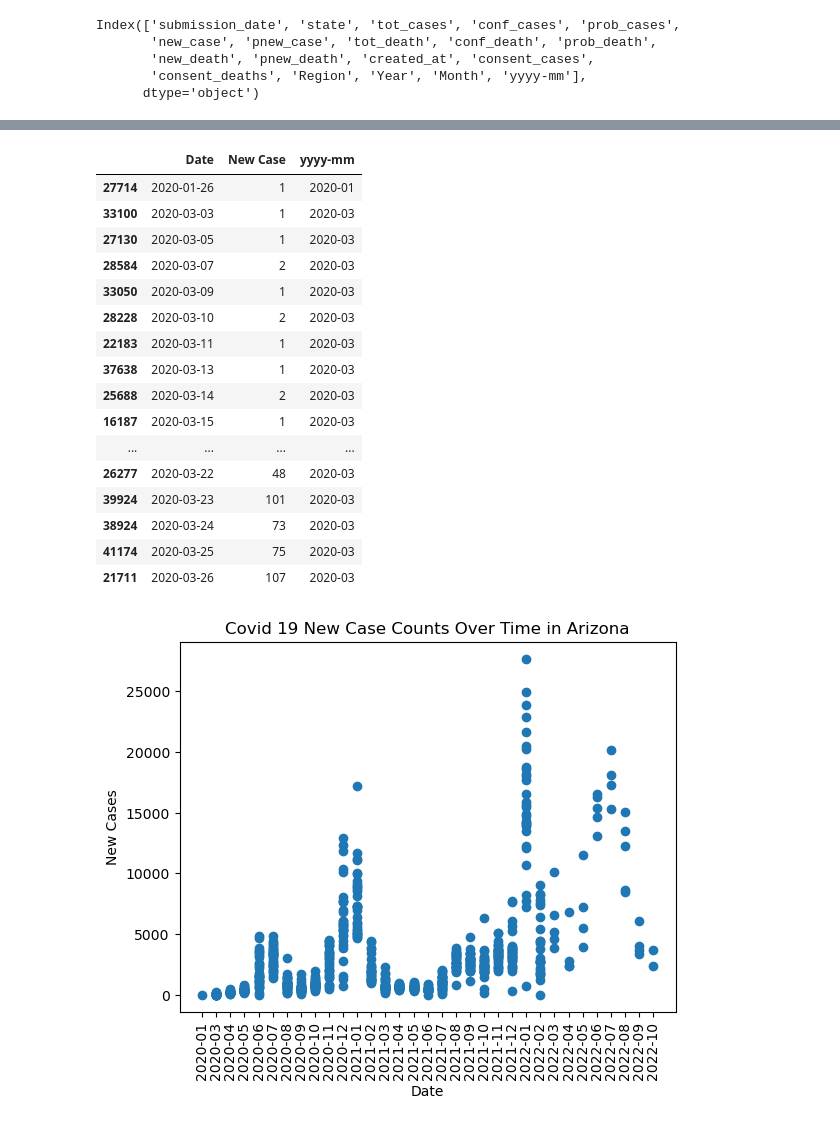
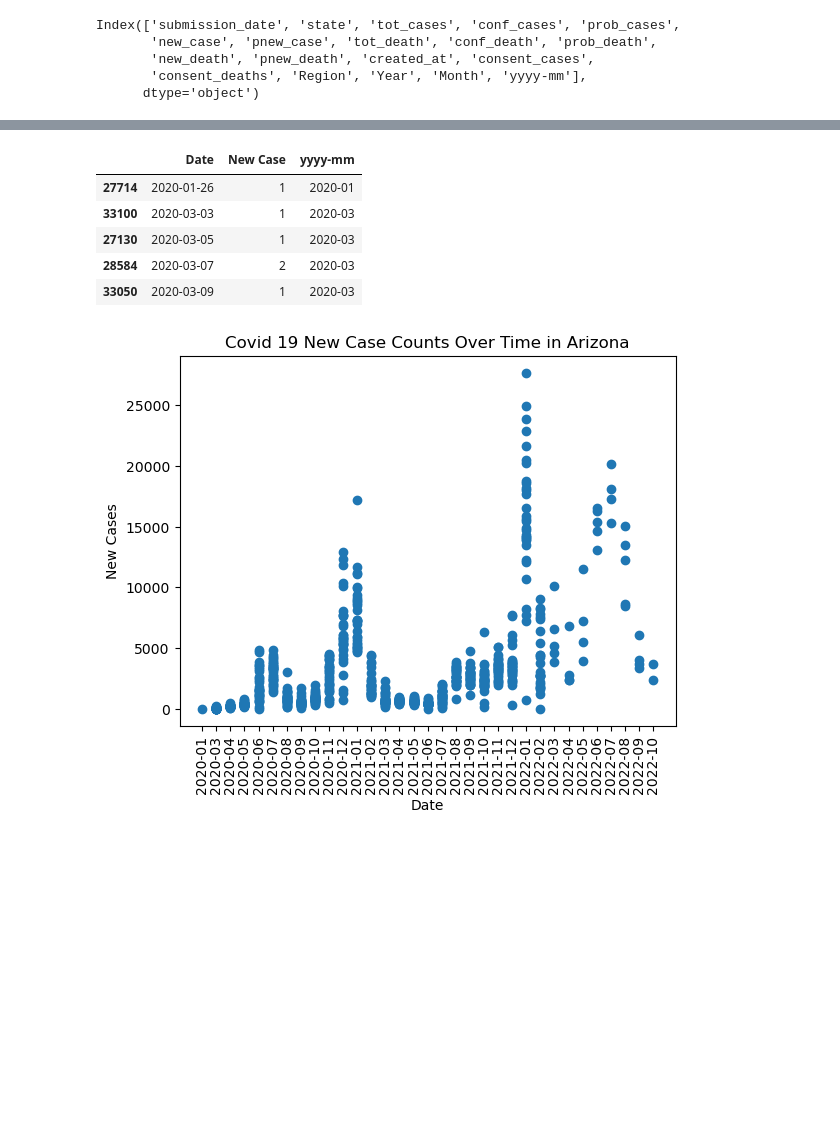
Before and after one commit to kkevin1999/Data_Project_1, a Jupyter notebook: tracey.ipynb, the cells around one changed output, grey strips where cells are left out. Drawn from its saved outputs; the diff is of its cells as text; code cells hidden in the pictures; blank space fills up the shorter version.

```diff
--- a/tracey.ipynb
+++ b/tracey.ipynb
@@ -141,24 +123,13 @@ arizona2
 # %%
 arizona_drop = arizona2[(arizona2['New Case'] > 0)]
-arizona_drop.head(20)
+arizona_drop.head()
 # %% [output]
 |  | Date | New Case | yyyy-mm |
 | 27714 | 2020-01-26 | 1 | 2020-01 |
 | 33100 | 2020-03-03 | 1 | 2020-03 |
 | 27130 | 2020-03-05 | 1 | 2020-03 |
 | 28584 | 2020-03-07 | 2 | 2020-03 |
 | 33050 | 2020-03-09 | 1 | 2020-03 |
-| 28228 | 2020-03-10 | 2 | 2020-03 |
-| 22183 | 2020-03-11 | 1 | 2020-03 |
-| 37638 | 2020-03-13 | 1 | 2020-03 |
-| 25688 | 2020-03-14 | 2 | 2020-03 |
-| 16187 | 2020-03-15 | 1 | 2020-03 |
-| ... | ... | ... | ... |
-| 26277 | 2020-03-22 | 48 | 2020-03 |
-| 39924 | 2020-03-23 | 101 | 2020-03 |
-| 38924 | 2020-03-24 | 73 | 2020-03 |
-| 41174 | 2020-03-25 | 75 | 2020-03 |
-| 21711 | 2020-03-26 | 107 | 2020-03 |
 # %%
 x_values = arizona_drop['yyyy-mm']
 y_values = arizona_drop['New Case']
```
Also changed, not shown: parts of 8 cells of this notebook, 1 other file.
